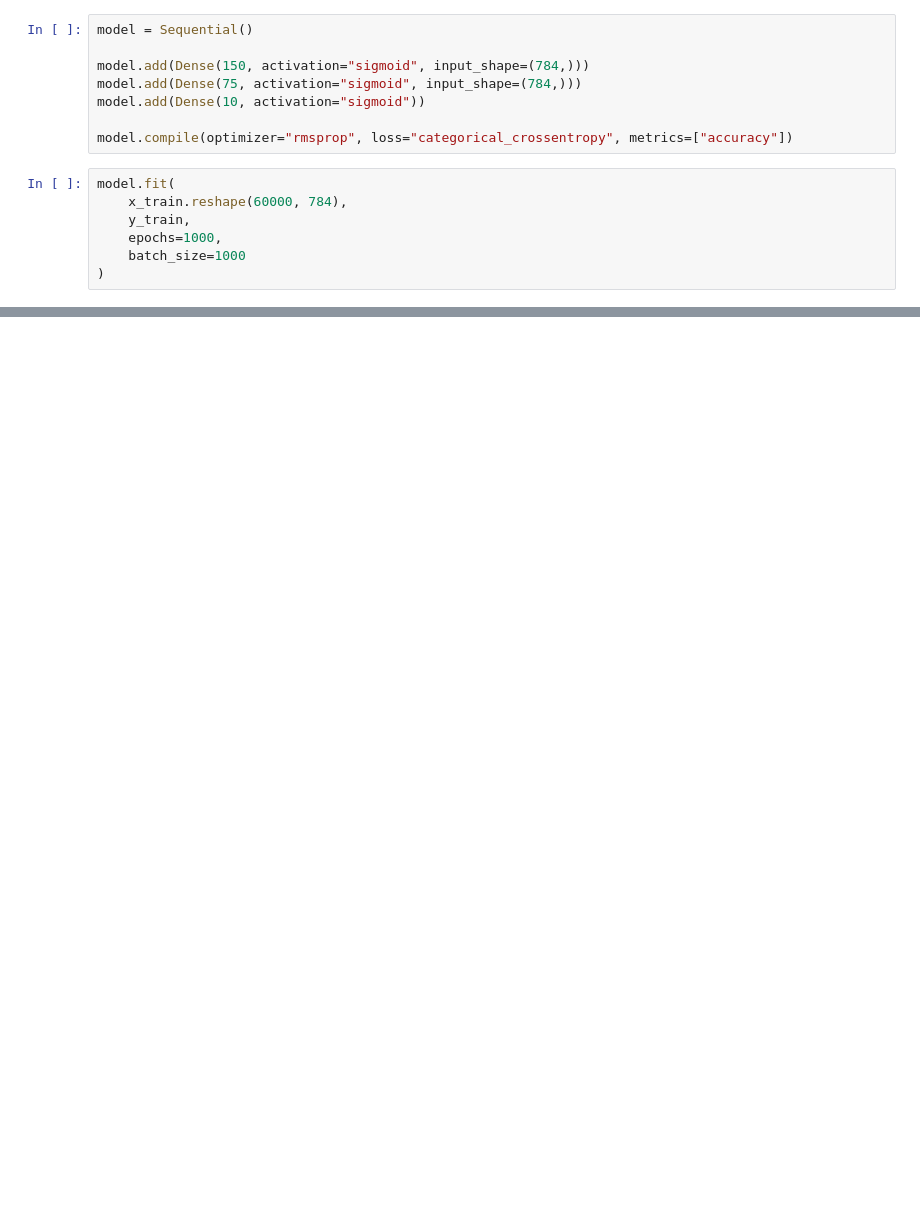
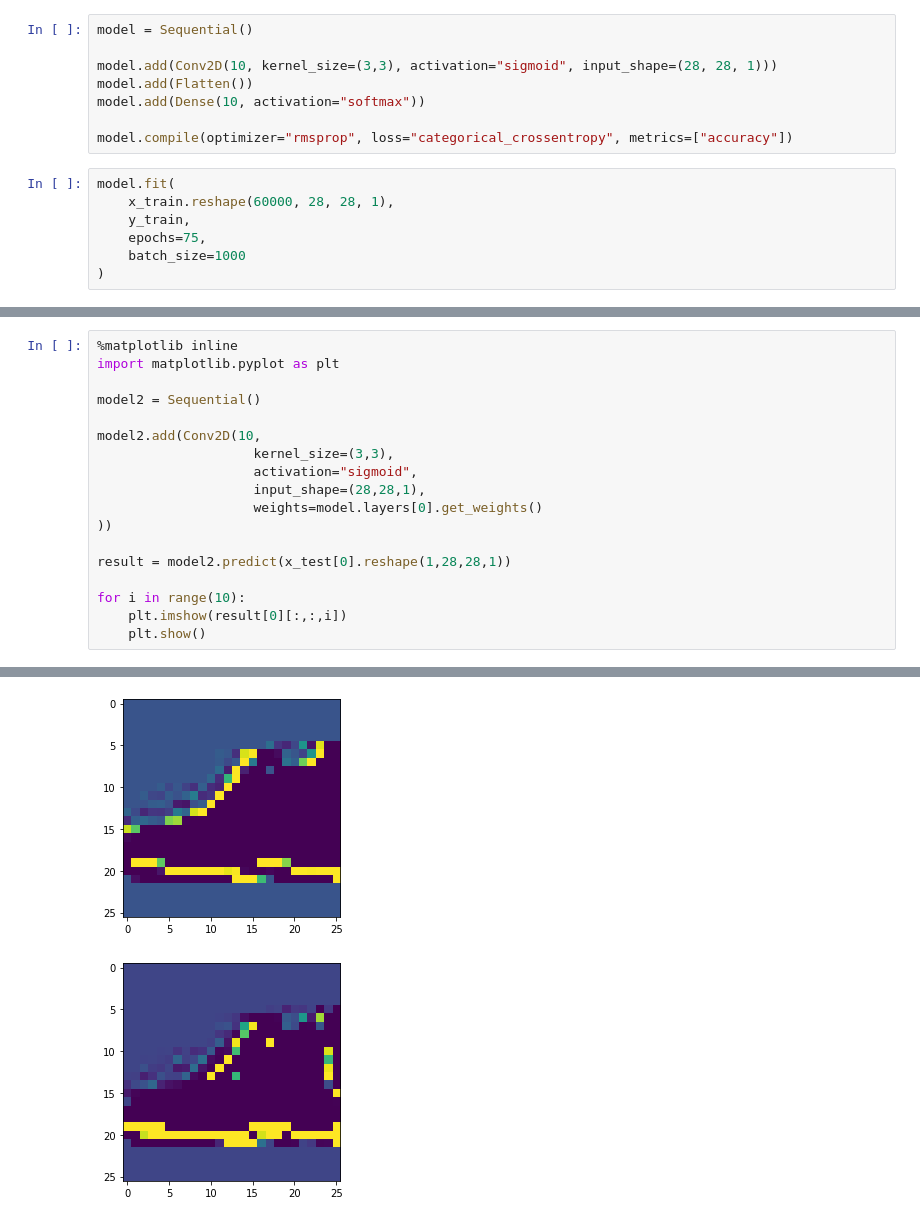
Before and after one commit to Fabian648/Python-Netze, a Jupyter notebook: Firstgrid mehrere Ausgaenge.ipynb, the cells around one changed output, grey strips where cells are left out. Cells and saved outputs as stored; diff of their text form; blank space fills up the shorter version.

Commit message:
Visualisierung + Conv2D Ebene hinzugefügt

```diff
--- a/Firstgrid mehrere Ausgaenge.ipynb
+++ b/Firstgrid mehrere Ausgaenge.ipynb
@@ -31,16 +31,16 @@ y_test = to_categorical(y_test)
 # %%
 model = Sequential()
 
-model.add(Dense(150, activation="sigmoid", input_shape=(784,)))
-model.add(Dense(75, activation="sigmoid", input_shape=(784,)))
-model.add(Dense(10, activation="sigmoid"))
+model.add(Conv2D(10, kernel_size=(3,3), activation="sigmoid", input_shape=(28, 28, 1)))
+model.add(Flatten())
+model.add(Dense(10, activation="softmax"))
 
 model.compile(optimizer="rmsprop", loss="categorical_crossentropy", metrics=["accuracy"])
 # %%
 model.fit(
-    x_train.reshape(60000, 784),
+    x_train.reshape(60000, 28, 28, 1),
     y_train,
-    epochs=1000,
+    epochs=75,
     batch_size=1000
 )
 # %% [output]
@@ -64 +64,20 @@ Epoch 1000/1000
 <keras.callbacks.History at 0x...>
+# %%
+%matplotlib inline
+import matplotlib.pyplot as plt
+
+model2 = Sequential()
+
+model2.add(Conv2D(10,
+                    kernel_size=(3,3),
+                    activation="sigmoid",
+                    input_shape=(28,28,1),
+                    weights=model.layers[0].get_weights()
+))
+
+result = model2.predict(x_test[0].reshape(1,28,28,1))
+
+for i in range(10):
+    plt.imshow(result[0][:,:,i])
+    plt.show()
+# %% [output]
@@ -64,0 +85,2 @@ Epoch 1000/1000
+[figure, added]
+[figure, added]
```
Also changed, not shown: parts of 4 cells of this notebook.
